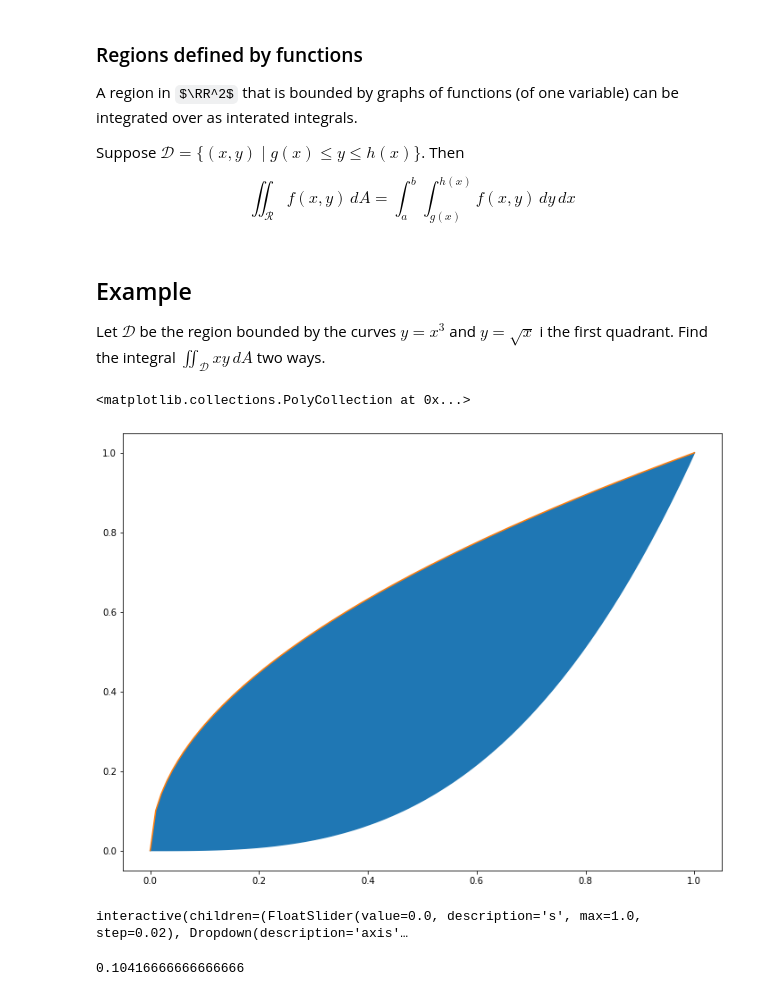
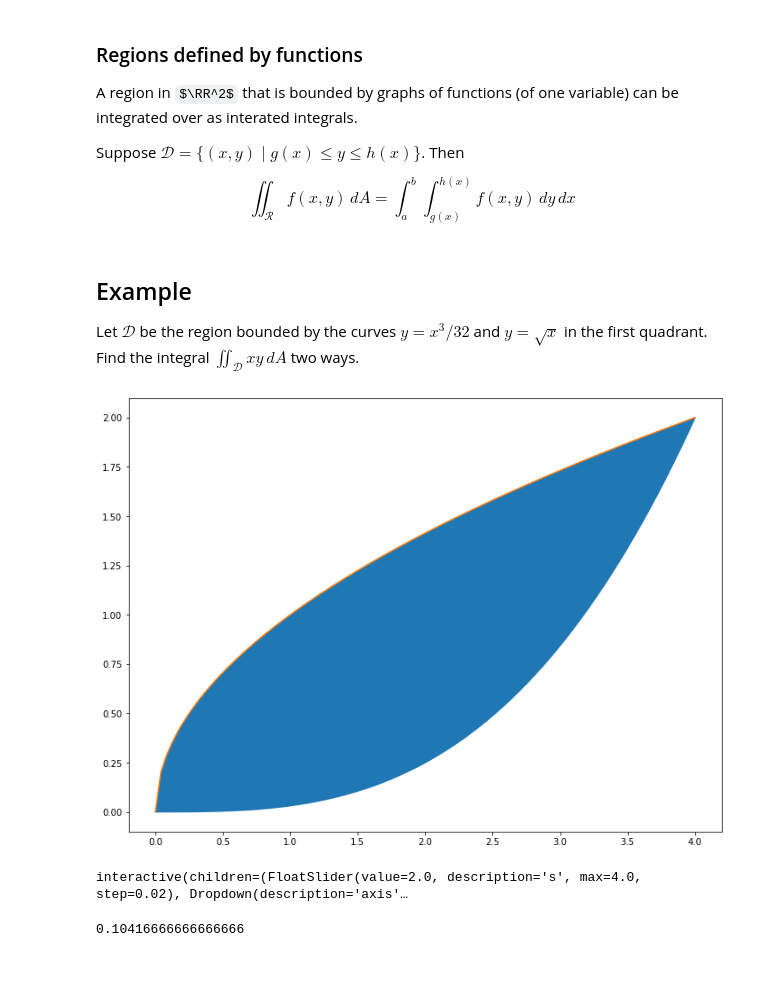
Before and after one commit to drewyoungren/mvc-f19, a Jupyter notebook: slides/mvc-L14.ipynb, the cells around one changed output. Saved outputs shown, nothing was run; the diff lists cells and outputs as text; code cells hidden in the pictures; some formulas as TeX source; blank space fills up the shorter version.

```diff
--- a/slides/mvc-L14.ipynb
+++ b/slides/mvc-L14.ipynb
@@ -320,31 +321,31 @@ $$\iint_\mathcal{R} f(x,y) \,dA = \int_a^b \int_{g(x)}^{h(x)} f(x,y)\,dy\,dx$$
 # %% [markdown]
 ## Example
 
-Let $\mathcal{D}$ be the region bounded by the curves $y=x^3$ and $y=\sqrt{x}$ i the first quadrant. Find the integral $\iint_\mathcal{D} x y\,dA$ two ways.
+Let $\mathcal{D}$ be the region bounded by the curves $y=x^3/32$ and $y=\sqrt{x}$ in the first quadrant. Find the integral $\iint_\mathcal{D} x y\,dA$ two ways.
 # %%
-x = np.linspace(0,1,100)
-y1 = x**3
+x = np.linspace(0,4,100)
+y1 = x**3/32
 y2 = sqrt(x)
 plt.plot(x,y1,x,y2)
 plt.gca().fill_between(x,y1,y2);
 # %% [output]
-<matplotlib.collections.PolyCollection at 0x...>
-[figure, old version]
+[figure, new version]
 # %%
 @interact
-def _(s=(0,1,.02),axis=['x','y']):
-    x = np.linspace(0,1,100)
-    y1 = x**3
+def _(s=(0,4,.02),axis=['x','y']):
+    x = np.linspace(0,4,100)
+    y1 = x**3/32
     y2 = sqrt(x)
-    plt.plot(x,y1,x,y2)
-    ax = plt.gca()
+    fig = plt.figure(figsize=(10,5))
+    ax = fig.gca()
+    ax.plot(x,y1,x,y2)
     ax.fill_between(x,y1,y2);
     if axis == 'x':
-        ax.add_patch(Rectangle([s-.01,s**3],.02,sqrt(s)-s**3,color='red',alpha=.8))
+        ax.add_patch(Rectangle([s-.01,s**3/32],.02,sqrt(s)-s**3/32,color='red',alpha=.8))
     else:
-        ax.add_patch(Rectangle([s**2,s-.01],s**(1/3)-s**2,.02,color='red',alpha=.8))
+        ax.add_patch(Rectangle([(s/2)**2,(s/2)-.01],(32*(s/2))**(1/3)-(s/2)**2,.02,color='red',alpha=.8))
 # %% [output]
-interactive(children=(FloatSlider(value=0.0, description='s', max=1.0, step=0.02), Dropdown(description='axis'…
+interactive(children=(FloatSlider(value=2.0, description='s', max=4.0, step=0.02), Dropdown(description='axis'…
 # %%
 f = lambda x,y: x*y
 g = lambda x: x**3
```
Also changed, not shown: parts of 5 cells of this notebook.
